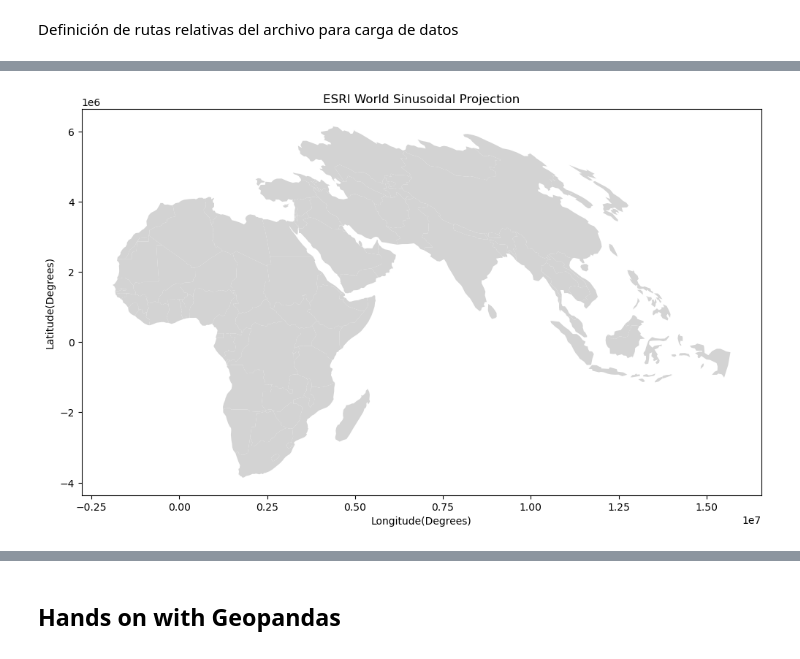
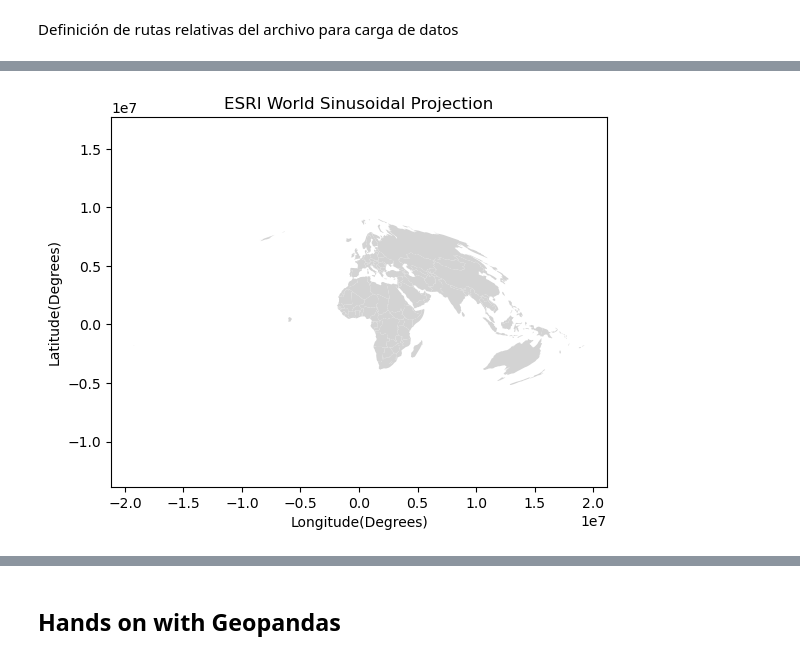
Before and after one commit to CAMM961001/geospatial_data_science, a Jupyter notebook: Chapter03/gcs_pcs.ipynb, the cells around one changed output, grey strips where cells are left out. Saved outputs shown, nothing was run; the diff lists cells and outputs as text; code cells hidden in the pictures.

```diff
--- a/Chapter03/gcs_pcs.ipynb
+++ b/Chapter03/gcs_pcs.ipynb
@@ -26,10 +26,13 @@ Carga de datos
 # %%
-world  = gpd.read_file(filename=gpd.datasets.get_path("naturalearth_lowres"))
+# Shapefile de datos globales
+world  = gpd.read_file(
+    filename=gpd.datasets.get_path("naturalearth_lowres"))
 
+# Shapefile de capitales
 capitals = gpd.read_file(
     filename=os.path.join(data_path, 'ne_110m_populated_places', 'ne_110m_populated_places.shp'))
-
 capitals = capitals[capitals["FEATURECLA"]=="Admin-0 capital"]
 
+# Shapefile de
 grat = gpd.read_file(
     filename=os.path.join(data_path, 'Graticule', 'ne_110m_graticules_10.shp'))
@@ -36,2 +41,2 @@ grat = gpd.read_file(
 # %%
-africa = world[world['continent'].isin(['Africa', 'Asia'])]
+world_mask = world[world['continent'].isin(['Oceania','Africa','Asia','Europe'])]
@@ -57,11 +71,20 @@ plt.show()
 # %%
-africa_3857 = africa.to_crs('ESRI: 54008')
-fig, ax = plt.subplots(figsize=(12,10))
-africa_3857.plot(ax=ax, color="lightgray")
+# Datos de visualización
+world_3857 = world_mask.to_crs('ESRI: 54008')
 
-ax.set(xlabel="Longitude(Degrees)",
- ylabel="Latitude(Degrees)",
- title="ESRI World Sinusoidal Projection")
+# Especificaciones de figura
+fig, ax = plt.subplots()
+
+# Elementos de visualización
+world_3857.plot(ax=ax, color="lightgray")
+
+# Anotaciones y estilo
+ax.set(
+    xlabel="Longitude(Degrees)"
+    ,ylabel="Latitude(Degrees)"
+    ,title="ESRI World Sinusoidal Projection")
+plt.axis('equal')
+
 plt.show()
 # %% [output]
-[figure, old version]
+[figure, new version]
```
Also changed, not shown: parts of 11 cells of this notebook.
